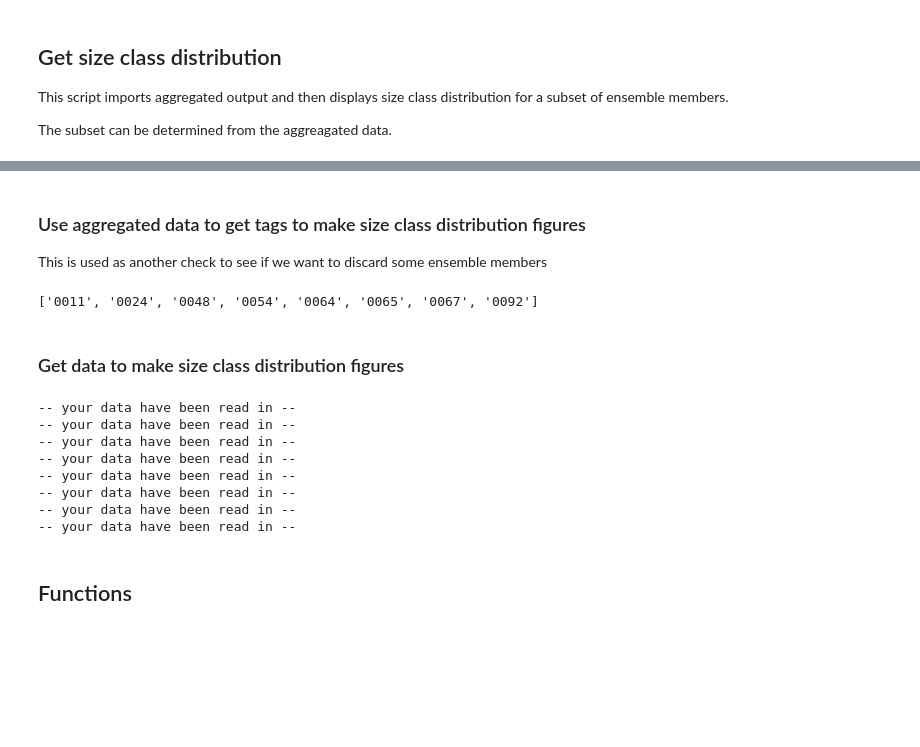
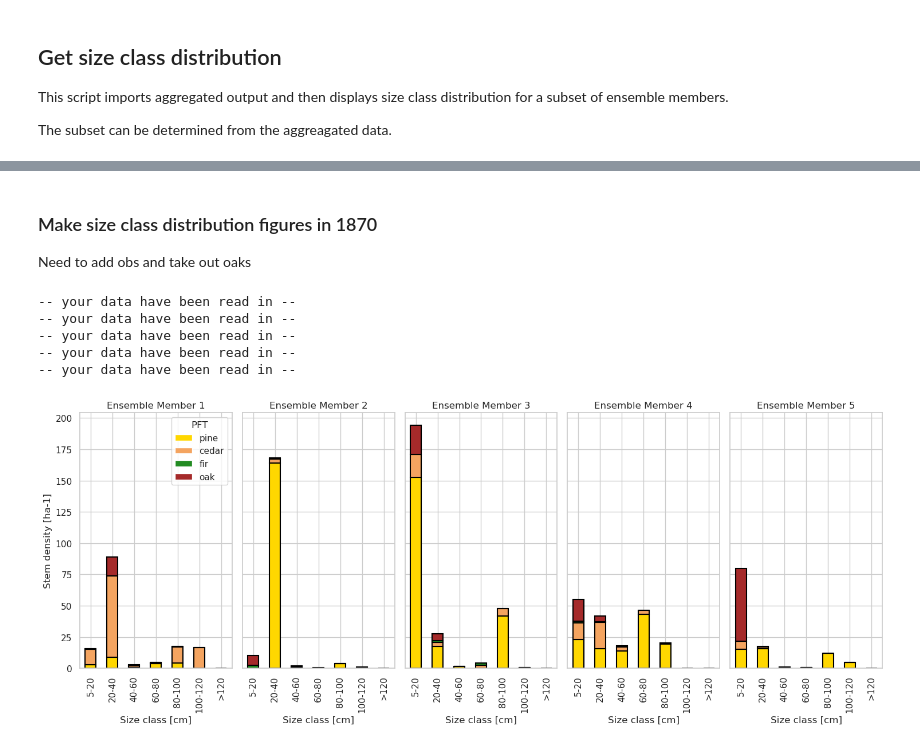
Before and after one commit to adamhb/california-fates, a Jupyter notebook: notebooks/size_class_dist.ipynb, the cells around one changed output, grey strips where cells are left out. Saved outputs shown, nothing was run; the diff lists cells and outputs as text; code cells hidden in the pictures; blank space fills up the shorter version.

```diff
--- a/notebooks/size_class_dist.ipynb
+++ b/notebooks/size_class_dist.ipynb
@@ -30,27 +264,24 @@ years = [1617,1619] # Which years to check size class distribution
-# %% [markdown]
-### Use aggregated data to get tags to make size class distribution figures
-
-This is used as another check to see if we want to discard some ensemble members
-# %%
-df = pd.read_csv(path_to_aggreagated_data)
-tag_numbers = esm_tools.inst_to_tag(np.array(df.loc[df['promising'] == True]['inst_tag']))
-print(tag_numbers)
-# %% [output]
-['0011', '0024', '0048', '0054', '0064', '0065', '0067', '0092']
 # %% [markdown]
-### Get data to make size class distribution figures
+### Make size class distribution figures in 1870
+
+Need to add obs and take out oaks
 # %%
-scls_data = esm_tools.get_size_class_distribution(case_name,
-                                                  years,
-                                                  tag_numbers=tag_numbers)
+peas_tag_map = {42:1,61:2,66:3,74:4,76:5}
+peas_case_name = 'equilibrium_700yrs_050924_01_-17e2acb6a_FATES-1449c787'
+peas_case_years = [1865,1869]
+peas_tag_numbers =  [42,61,66,74,76]
+
+scls_data_peas = get_size_class_distribution_data(case_name=peas_case_name,
+                                                  years = peas_case_years,
+                                                  tag_numbers=peas_tag_numbers,
+                                                  tag_map = peas_tag_map,
+                                                  metric = "density", by_pft=True, dbh_min=10)
+
+plot_size_class_dist(scls_data_peas)
 # %% [output]
 -- your data have been read in --
 -- your data have been read in --
 -- your data have been read in --
 -- your data have been read in --
 -- your data have been read in --
--- your data have been read in --
--- your data have been read in --
--- your data have been read in --
+[figure, added]
-# %% [markdown]
-## Functions
```
Also changed, not shown: parts of 16 cells of this notebook, 9 other files.
